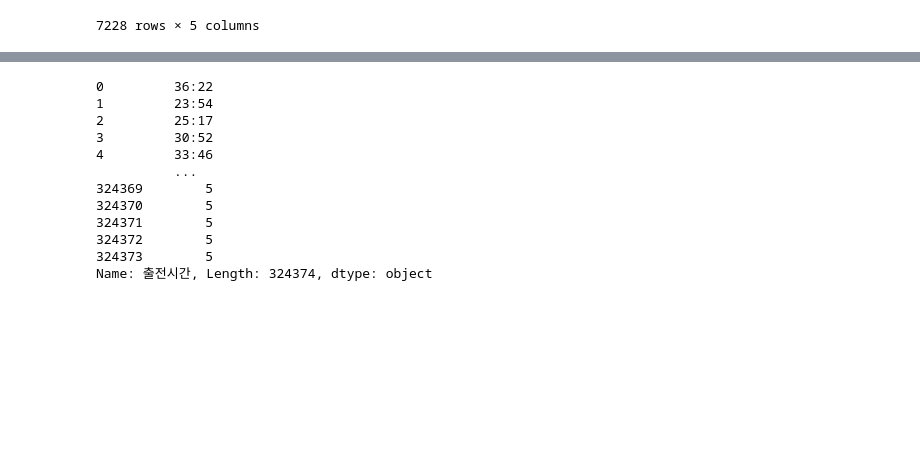
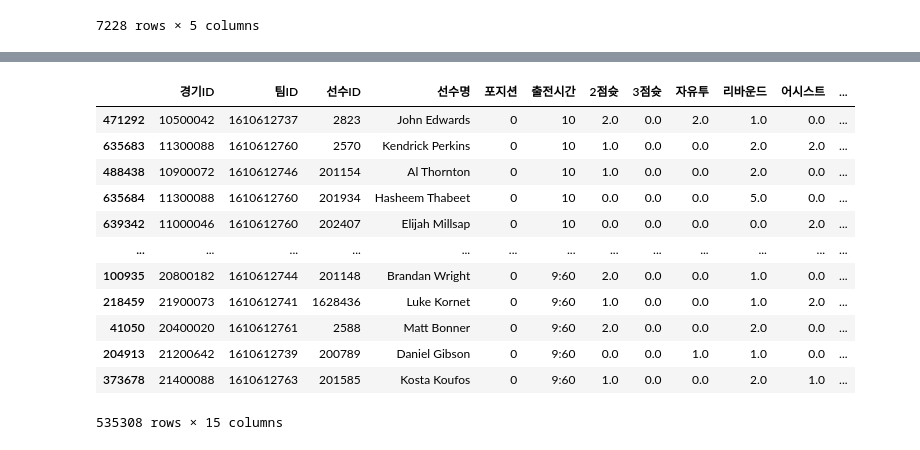
Before and after one commit to JeongUngKim/streamlit_project, a Jupyter notebook: data_analysis.ipynb, the cells around one changed output, grey strips where cells are left out. Cells and saved outputs as stored; diff of their text form; code cells hidden in the pictures; blank space fills up the shorter version.

```diff
--- a/data_analysis.ipynb
+++ b/data_analysis.ipynb
@@ -1413,15 +1413,16 @@ df_games_detail
 # %%
-df_games_detail['출전시간']
+df_games_detail[df_games_detail['출전시간'].astype(str) > '1'].sort_values('출전시간',ascending = True)
 # %% [output]
+|  | 경기ID | 팀ID | 선수ID | 선수명 | 포지션 | 출전시간 | 2점슛 | 3점슛 | 자유투 | 리바운드 | 어시스트 | ... |
+| 471292 | 10500042 | 1610612737 | 2823 | John Edwards | 0 | 10 | 2.0 | 0.0 | 2.0 | 1.0 | 0.0 | ... |
+| 635683 | 11300088 | 1610612760 | 2570 | Kendrick Perkins | 0 | 10 | 1.0 | 0.0 | 0.0 | 2.0 | 2.0 | ... |
+| 488438 | 10900072 | 1610612746 | 201154 | Al Thornton | 0 | 10 | 1.0 | 0.0 | 0.0 | 2.0 | 0.0 | ... |
+| 635684 | 11300088 | 1610612760 | 201934 | Hasheem Thabeet | 0 | 10 | 0.0 | 0.0 | 0.0 | 5.0 | 0.0 | ... |
+| 639342 | 11000046 | 1610612760 | 202407 | Elijah Millsap | 0 | 10 | 0.0 | 0.0 | 0.0 | 0.0 | 2.0 | ... |
+| ... | ... | ... | ... | ... | ... | ... | ... | ... | ... | ... | ... | ... |
+| 100935 | 20800182 | 1610612744 | 201148 | Brandan Wright | 0 | 9:60 | 2.0 | 0.0 | 0.0 | 1.0 | 0.0 | ... |
+| 218459 | 21900073 | 1610612741 | 1628436 | Luke Kornet | 0 | 9:60 | 1.0 | 0.0 | 0.0 | 1.0 | 2.0 | ... |
+| 41050 | 20400020 | 1610612761 | 2588 | Matt Bonner | 0 | 9:60 | 2.0 | 0.0 | 0.0 | 2.0 | 0.0 | ... |
+| 204913 | 21200642 | 1610612739 | 200789 | Daniel Gibson | 0 | 9:60 | 0.0 | 0.0 | 1.0 | 1.0 | 0.0 | ... |
+| 373678 | 21400088 | 1610612763 | 201585 | Kosta Koufos | 0 | 9:60 | 1.0 | 0.0 | 0.0 | 2.0 | 1.0 | ... |
-0         36:22
-1         23:54
-2         25:17
-3         30:52
-4         33:46
-          ...
-324369        5
-324370        5
-324371        5
-324372        5
-324373        5
-Name: 출전시간, Length: 324374, dtype: object
+535308 rows × 15 columns
```
Also changed, not shown: parts of 5 cells of this notebook, 2 other files.
